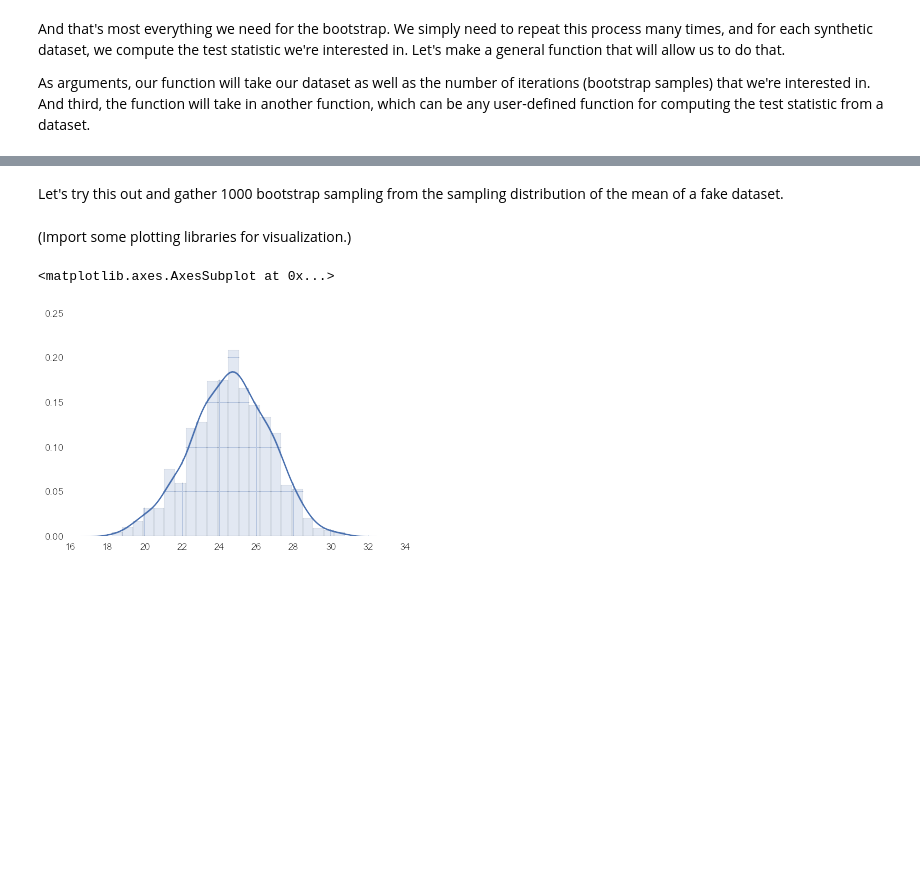
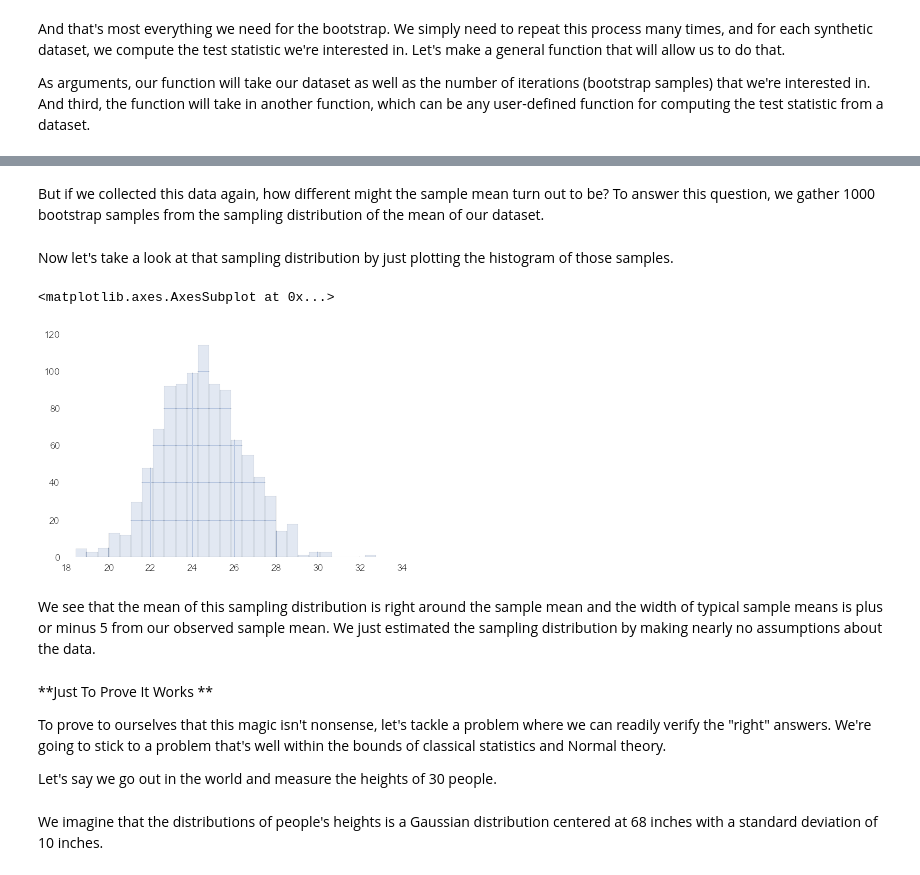
Before and after one commit to keeganhines/computationalStatistics, a Jupyter notebook: Bootstrapping.ipynb, the cells around one changed output, grey strips where cells are left out. Saved outputs shown, nothing was run; the diff lists cells and outputs as text; code cells hidden in the pictures; blank space fills up the shorter version.

Commit message:
adding to bootstrap nb

```diff
--- a/Bootstrapping.ipynb
+++ b/Bootstrapping.ipynb
@@ -64,0 +67,2 @@ from numpy import mean
+# %%
+realData = range(50)
@@ -65,7 +75,5 @@ from numpy import mean
 # %% [markdown]
-Let's try this out and gather 1000 bootstrap sampling from the sampling distribution of the mean of a fake dataset.
+But if we collected this data again, how different might the sample mean turn out to be? To answer this question, we gather 1000 bootstrap samples from the sampling distribution of the mean of our dataset.
 # %%
-samples = bootstrap(range(50),1000,mean)
+samples = bootstrap(realData,1000,mean)
-# %% [markdown]
-(Import some plotting libraries for visualization.)
 # %%
@@ -72,7 +81,17 @@ samples = bootstrap(range(50),1000,mean)
 import seaborn as sns
 %matplotlib inline
+# %% [markdown]
+Now let's take a look at that sampling distribution by just plotting the histogram of those samples.
 # %%
-sns.distplot(samples)
+sns.distplot(samples, kde=False)
 # %% [output]
 <matplotlib.axes.AxesSubplot at 0x...>
-[figure, old version]
+[figure, new version]
+# %% [markdown]
+We see that the mean of this sampling distribution is right around the sample mean and the width of typical sample means is plus or minus 5 from our observed sample mean. We just estimated the sampling distribution by making nearly no assumptions about the data.
+# %% [markdown]
+**Just To Prove It Works **
+
+To prove to ourselves that this magic isn't nonsense, let's tackle a problem where we can readily verify the "right" answers. We're going to stick to a problem that's well within the bounds of classical statistics and Normal theory.
+
+Let's say we go out in the world and measure the heights of 30 people.
@@ -78,0 +100,2 @@ sns.distplot(samples)
+# %% [markdown]
+We imagine that the distributions of people's heights is a Gaussian distribution centered at 68 inches with a standard deviation of 10 inches.
```
Also changed, not shown: parts of 19 cells of this notebook.
